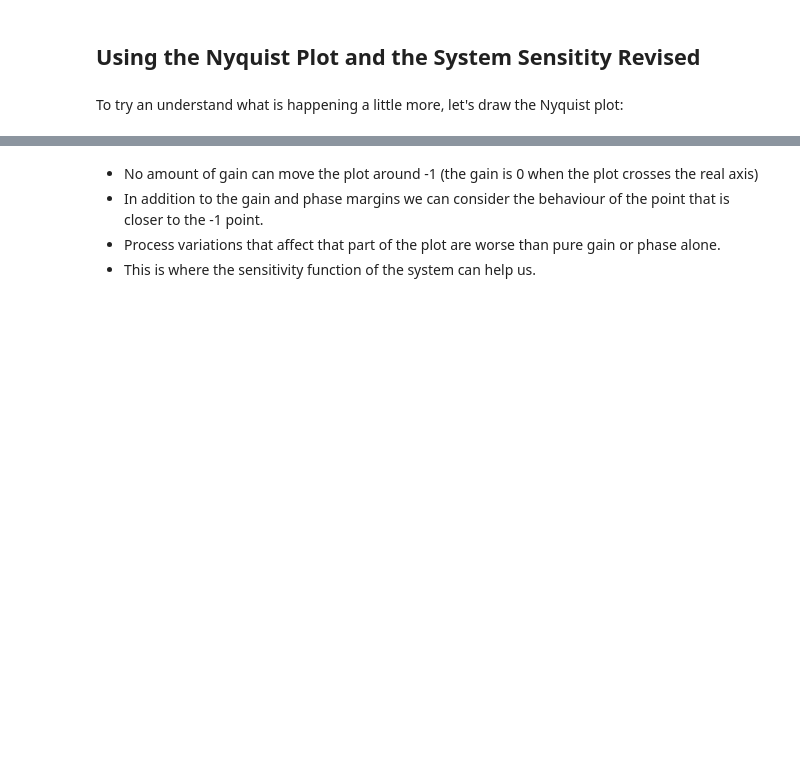
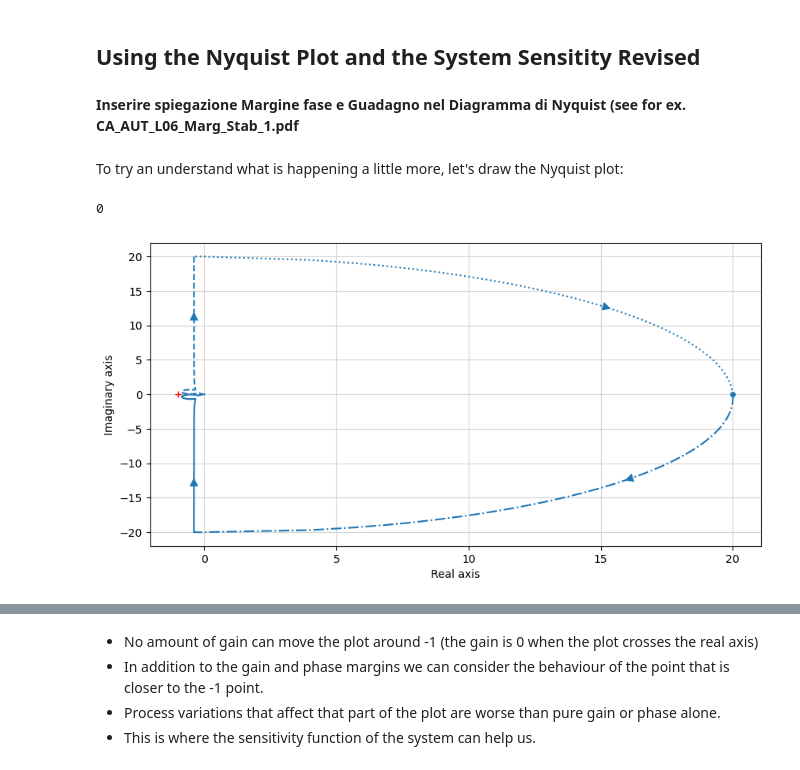
Before and after one commit to andreamunafo/feedback_control, a Jupyter notebook: nbs/12_Stability_Margins.ipynb, the cells around one changed output, grey strips where cells are left out. Cells and saved outputs as stored; diff of their text form; code cells hidden in the pictures; blank space fills up the shorter version.

```diff
--- a/nbs/12_Stability_Margins.ipynb
+++ b/nbs/12_Stability_Margins.ipynb
@@ -322,8 +322,18 @@ Phase Margin 69.77 (deg) at frequency (rad/sec) 0.41
 - This are important considerations when designing a controller
 # %% [markdown]
 ## Using the Nyquist Plot and the System Sensitity Revised
+# %% [markdown]
+**Inserire spiegazione Margine fase e Guadagno nel Diagramma di Nyquist (see for ex. CA_AUT_L06_Marg_Stab_1.pdf**
 # %% [markdown]
 To try an understand what is happening a little more, let's draw the Nyquist plot:
+# %%
+fig = plt.figure(figsize=(10,5))
+control.nyquist_plot(G2)
+# plt.xlim((-1.2, 0))
+# plt.ylim((-1.2, 1.2))
+# %% [output]
+0
+[figure, added]
 # %% [markdown]
 
 <table style='margin: 0 auto' rules=none>
```
Also changed, not shown: parts of 12 cells of this notebook, 19 other files.
